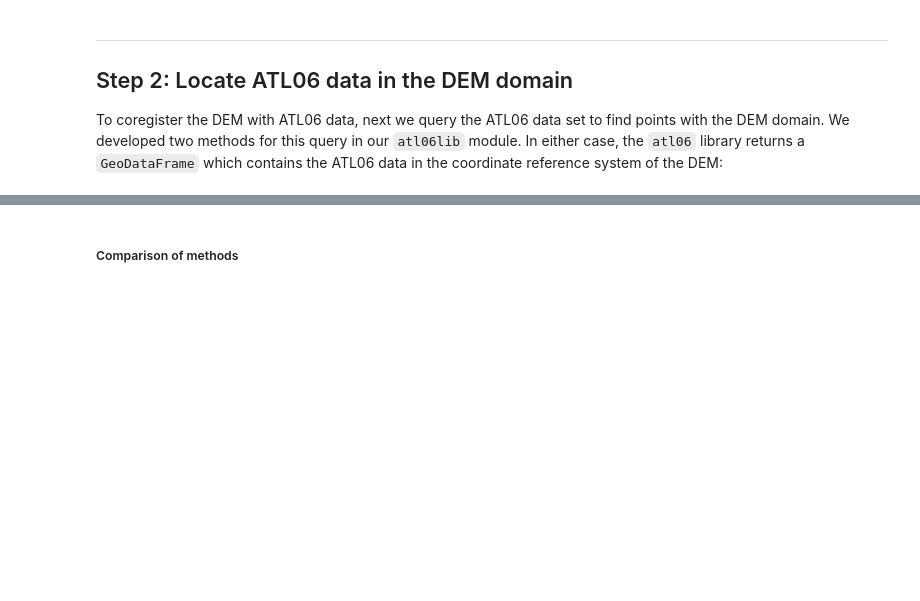
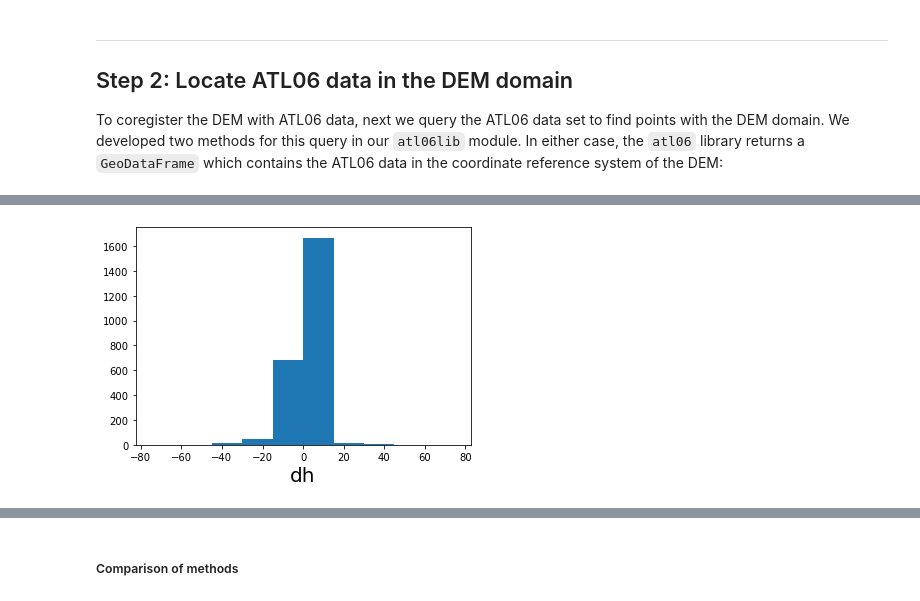
Before and after one commit to ICESAT-2HackWeek/Assimilation, a Jupyter notebook: notebooks/Assimilation_presentation.ipynb, the cells around one changed output, grey strips where cells are left out. Cells and saved outputs as stored; diff of their text form; code cells hidden in the pictures; blank space fills up the shorter version.

```diff
--- a/notebooks/Assimilation_presentation.ipynb
+++ b/notebooks/Assimilation_presentation.ipynb
@@ -68,0 +207,21 @@ To coregister the DEM with ATL06 data, next we query the ATL06 data set to find
+# %%
+# basic data filtering based on DEM elevation
+rio_ds = rasterio.open(dem_file_path)
+ddf_xytuple = list(gdf_OA[['x', 'y']].to_records(index=False))
+
+sample_gen = rio_ds.sample(ddf_xytuple)
+rasterddf_gpd = gpd.GeoDataFrame()
+
+h_raster = [float(record) for record in sample_gen]
+
+gdf_OA['dem_elev'] = h_raster # DEM elev
+gdf_OA['diff_elev'] = gdf_OA['h'] - gdf_OA['dem_elev'] # elevation difference between ICESat-2 and DEM
+gdf_OA['abs_diff_elev'] = gdf_OA['diff_elev'].abs() # absolute value
+
+#gdf_OA['diff_elev'].hist(range=[-100, 200])
+plt.hist(gdf_OA['diff_elev'],range=[-75, 75] )
+plt.xlabel('dh', fontsize=20)
+# remove ICESat-2 data with elevation difference larger than 50m
+gdf_OA_final = gdf_OA[(gdf_OA['abs_diff_elev']<50)]
+# %% [output]
+[figure, added]
```
Also changed, not shown: parts of 25 cells of this notebook.
